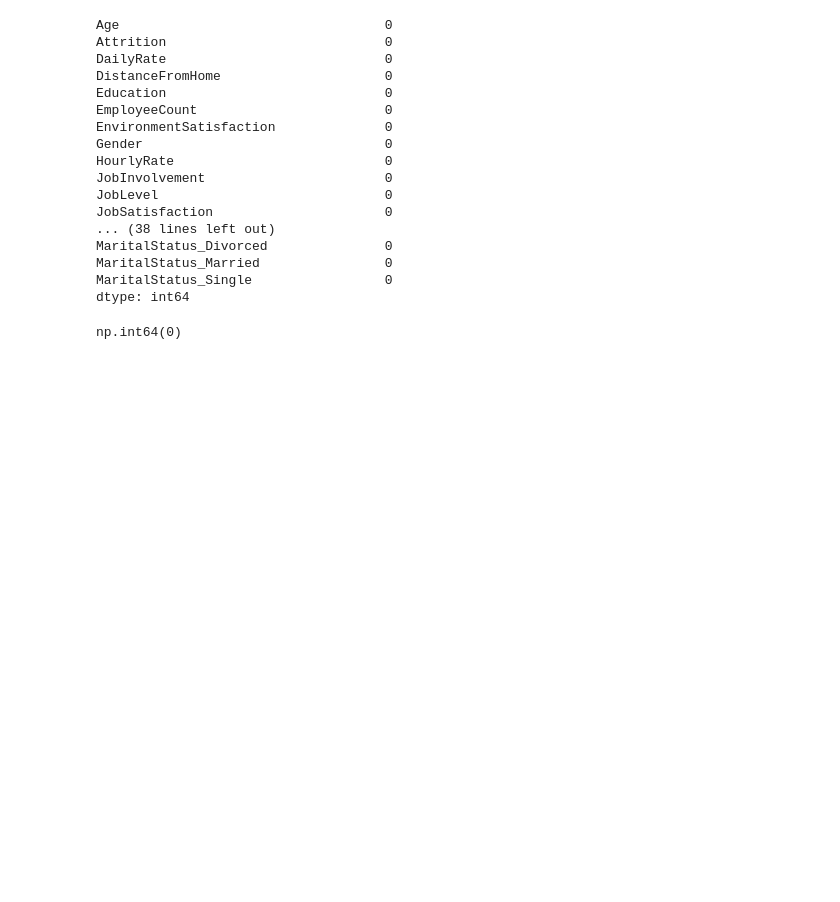
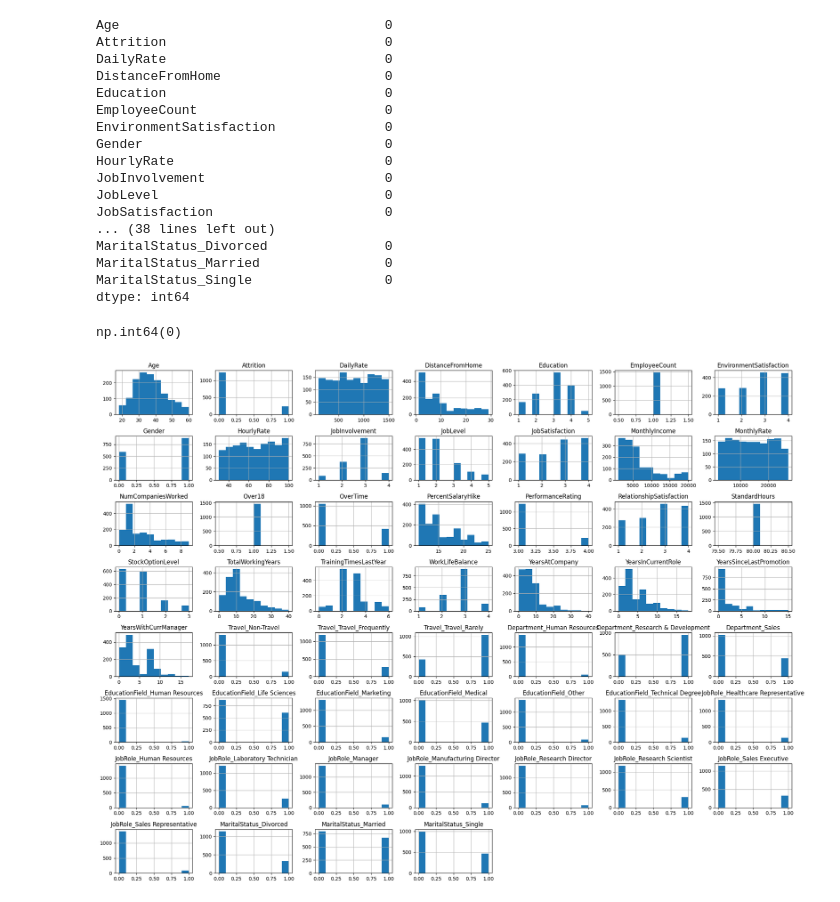
Before and after one commit to DewmiS/Employee-Attrition-Predictor, a Jupyter notebook: model/EAP.ipynb, the cells around one changed output. Cells and saved outputs as stored; diff of their text form; code cells hidden in the pictures; blank space fills up the shorter version.

```diff
--- a/model/EAP.ipynb
+++ b/model/EAP.ipynb
@@ -238,2 +238,6 @@ np.int64(0)
 # %%
-#df.hist
+df.hist(figsize=(20,15))
+plt.tight_layout()
+plt.show()
+# %% [output]
+[figure, added]
```
Also changed, not shown: parts of 11 cells of this notebook.
